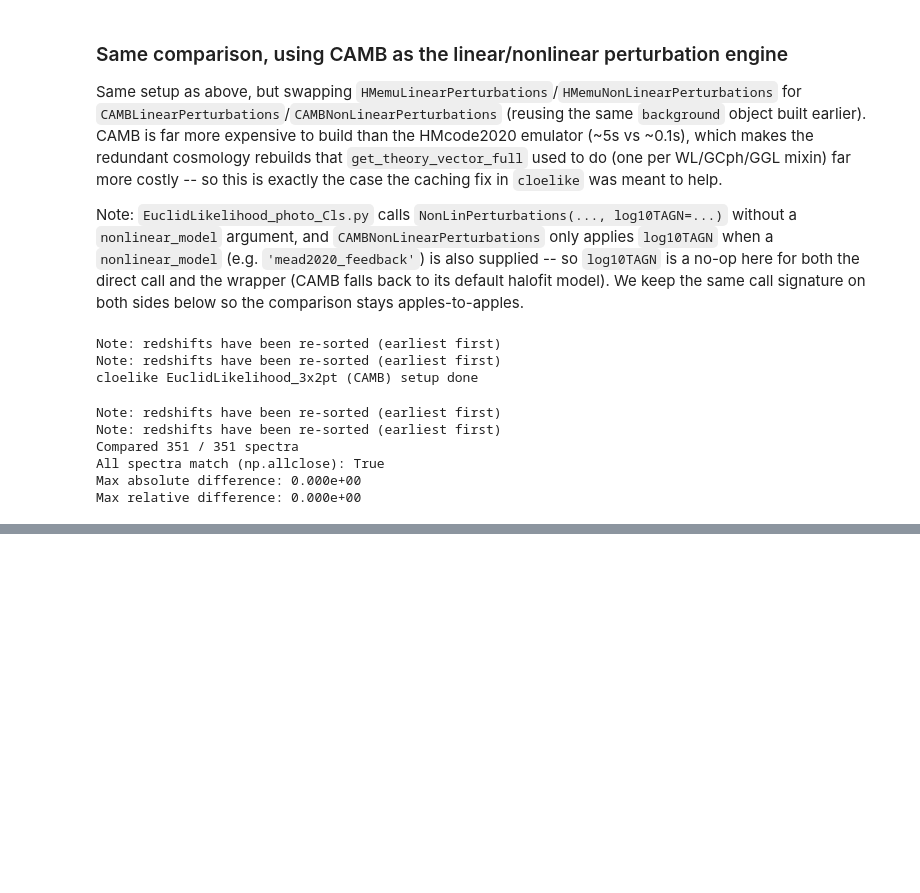
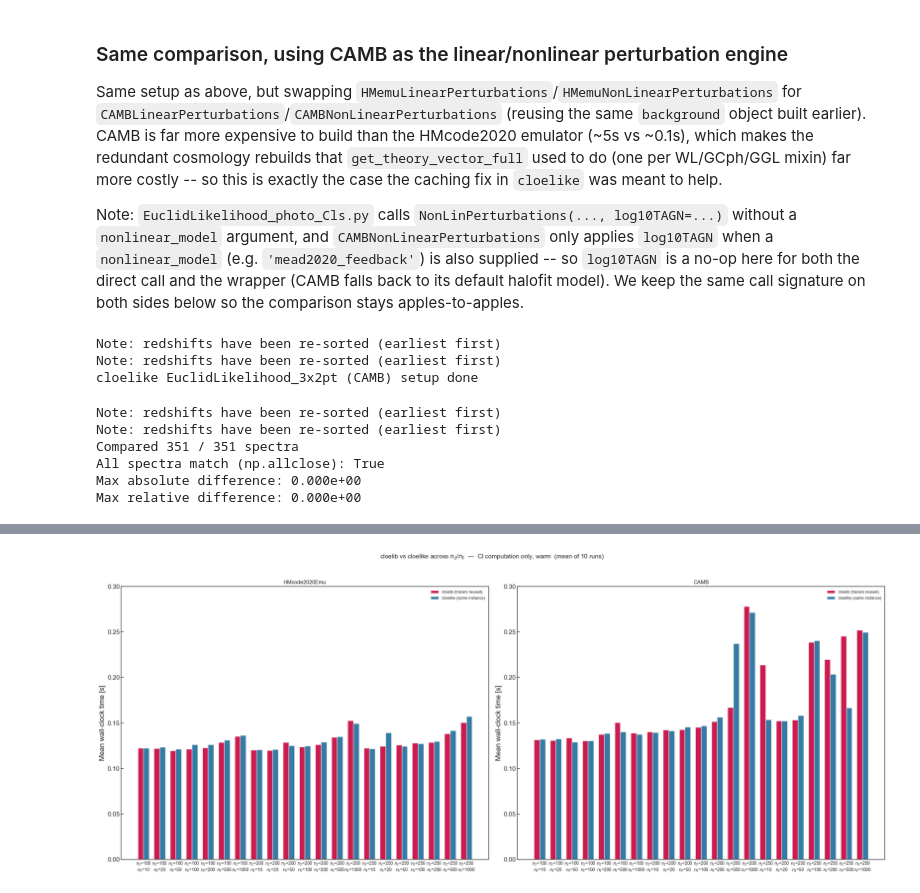
Before and after one commit to cloe-org/playground, a Jupyter notebook: tutorials/profiling/time_comparison.ipynb, the cells around one changed output, grey strips where cells are left out. Cells and saved outputs as stored; diff of their text form; code cells hidden in the pictures; blank space fills up the shorter version.

```diff
--- a/tutorials/profiling/time_comparison.ipynb
+++ b/tutorials/profiling/time_comparison.ipynb
@@ -1066,0 +1252,27 @@ plt.show()
+# %%
+# Warm comparison: perturbations/tracers (and, for cloelike, the whole instance) are already
+# built and cached -- this isolates the Cl computation itself, without construction overhead.
+fig, axes = plt.subplots(1, 2, figsize=(25, 10))
+for ax, engine_name in zip(axes, engines):
+    direct_vals = [results_sweep[engine_name][cfg]['direct_reused'] for cfg in configs]
+    wrapped_vals = [results_sweep[engine_name][cfg]['wrapped_warm'] for cfg in configs]
+
+    ax.bar(x - width / 2, direct_vals, width, label='cloelib (tracers reused)',
+           color=sns.color_palette("rocket", 3)[1])
+    ax.bar(x + width / 2, wrapped_vals, width, label='cloelike (same instance)',
+           color=sns.color_palette("mako", 3)[1])
+    ax.set_xticks(x)
+    ax.set_xticklabels(config_labels, fontsize=10)
+    ax.set_ylabel('Mean wall-clock time [s]')
+    ax.set_title(engine_name)
+    ax.legend(frameon=False, fontsize=9)
+    ax.tick_params(axis='both', which='both', direction='in')
+    ax.set_ylim(0, 0.3)  # avoid negative y-axis due to small noise in mean timings
+
+plt.suptitle(f'cloelib vs cloelike across $n_z$/$n_\\ell$  —  Cl computation only, warm  (mean of {N_REPEAT_SWEEP} runs)',
+             fontsize=14, y=1.02)
+plt.tight_layout()
+plt.savefig('time_comparison_cloelib_vs_cloelike_sweep_warm.png', dpi=150, bbox_inches='tight')
+plt.show()
+# %% [output]
+[figure, added]
```
Also changed, not shown: parts of 14 cells of this notebook.
